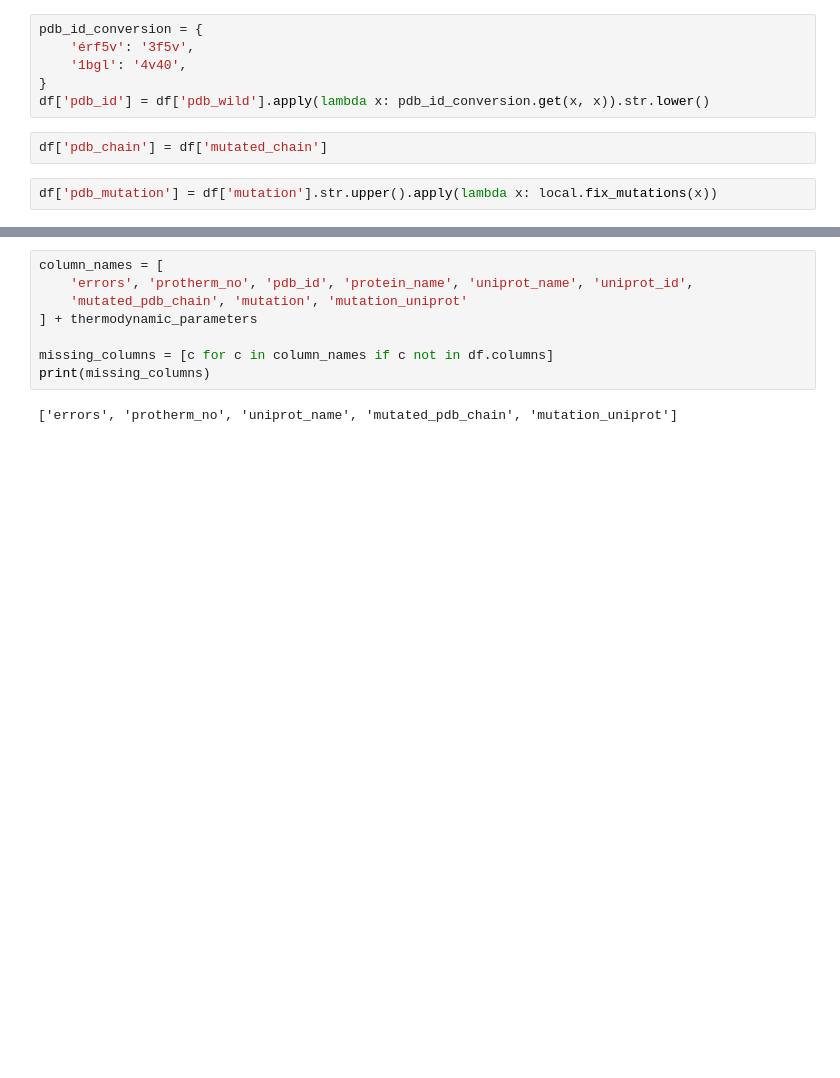
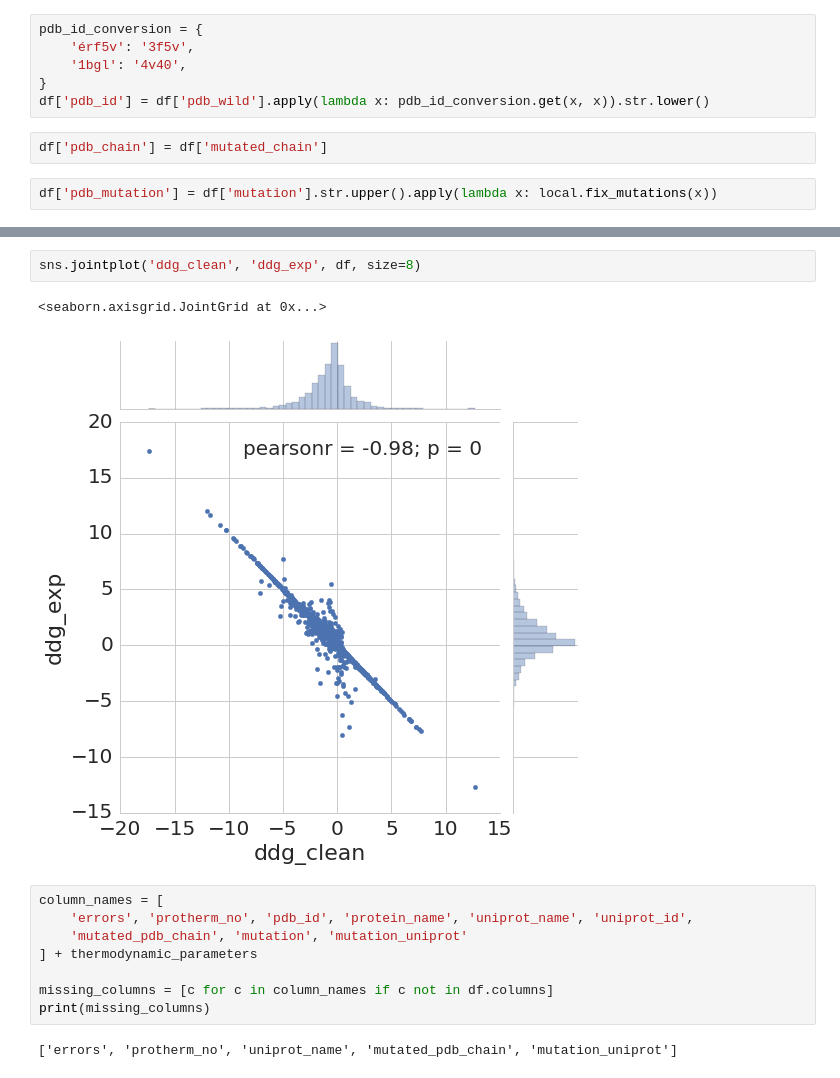
Before and after one commit to ostrokach/protein_folding_energy, a Jupyter notebook: notebooks/protherm.ipynb, the cells around one changed output, grey strips where cells are left out. Saved outputs shown, nothing was run; the diff lists cells and outputs as text; blank space fills up the shorter version.

```diff
--- a/notebooks/protherm.ipynb
+++ b/notebooks/protherm.ipynb
@@ -327,3 +604,8 @@ df['ddg_exp'] = df[['ddg_h2o_clean', 'ddg_clean']].apply(lambda x: x[0] if pd.no
+# %%
+sns.jointplot('ddg_clean', 'ddg_exp', df, size=8)
+# %% [output]
+<seaborn.axisgrid.JointGrid at 0x...>
+[figure, added]
 # %%
 column_names = [
     'errors', 'protherm_no', 'pdb_id', 'protein_name', 'uniprot_name', 'uniprot_id',
```
Also changed, not shown: parts of 71 cells of this notebook, 19 other files.
